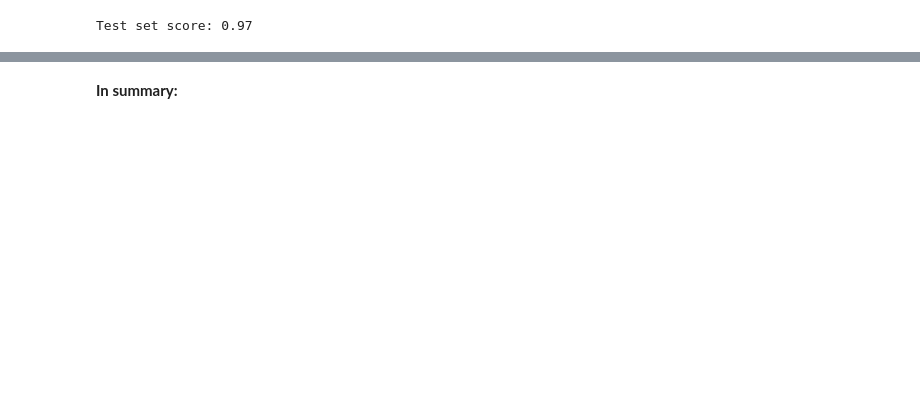
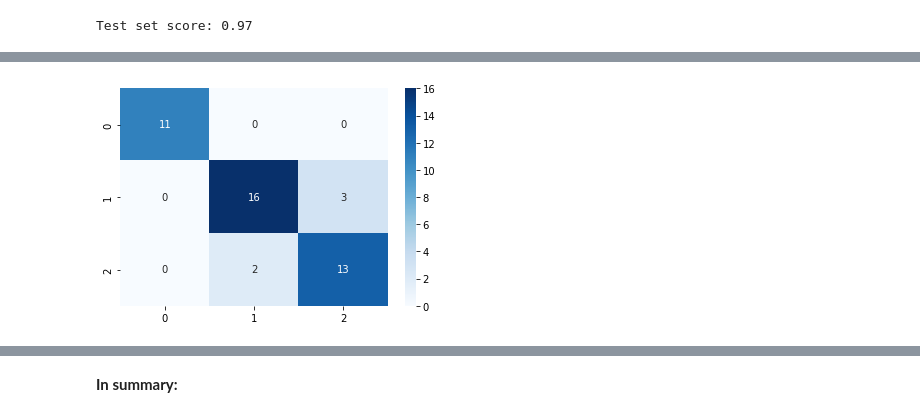
Before and after one commit to clizarraga-UAD7/Notebooks, a Jupyter notebook: ML_Classification.ipynb, the cells around one changed output, grey strips where cells are left out. Cells and saved outputs as stored; diff of their text form; code cells hidden in the pictures; blank space fills up the shorter version.

```diff
--- a/ML_Classification.ipynb
+++ b/ML_Classification.ipynb
@@ -205,0 +243,10 @@ Test set score: 0.97
+# %%
+# Import Confusion Matrix
+from sklearn.metrics import confusion_matrix
+import seaborn as sns
+
+# Evaluate Model
+cm = confusion_matrix(y_pred, y_test)
+sns.heatmap(cm, annot=True, cmap='Blues');
+# %% [output]
+[figure, added]
```
Also changed, not shown: parts of 20 cells of this notebook.
